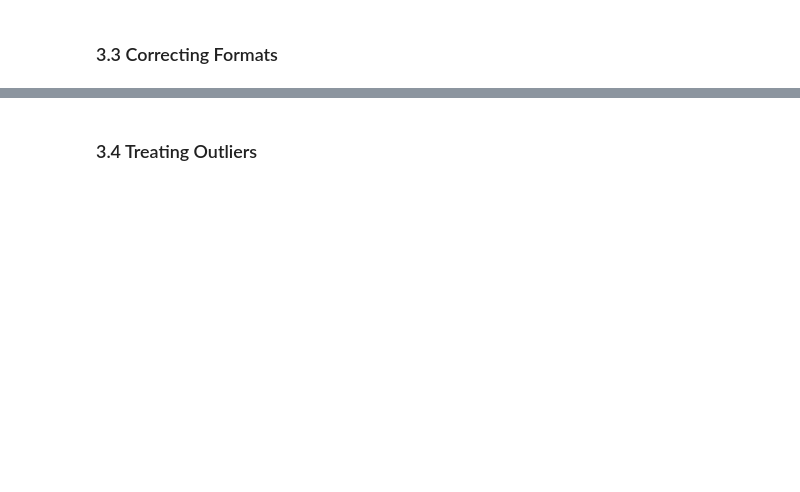
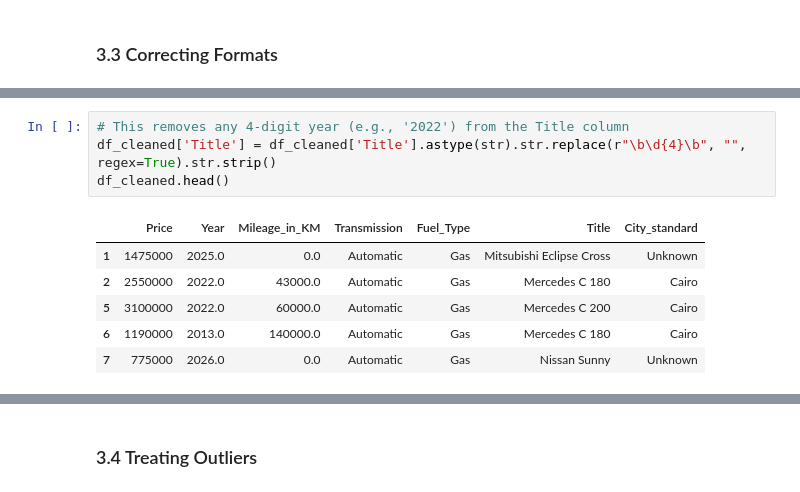
Before and after one commit to AI-0o0/AlexU_DSM_FinalProject, a Jupyter notebook: DataScienceMethodology_Fall2025_Final.ipynb, the cells around one changed output, grey strips where cells are left out. Cells and saved outputs as stored; diff of their text form; blank space fills up the shorter version.

```diff
--- a/DataScienceMethodology_Fall2025_Final.ipynb
+++ b/DataScienceMethodology_Fall2025_Final.ipynb
@@ -81,0 +474,11 @@ df_cleaned.head()
+# %%
+# This removes any 4-digit year (e.g., '2022') from the Title column
+df_cleaned['Title'] = df_cleaned['Title'].astype(str).str.replace(r"\b\d{4}\b", "", regex=True).str.strip()
+df_cleaned.head()
+# %% [output]
+|  | Price | Year | Mileage_in_KM | Transmission | Fuel_Type | Title | City_standard |
+| 1 | 1475000 | 2025.0 | 0.0 | Automatic | Gas | Mitsubishi Eclipse Cross | Unknown |
+| 2 | 2550000 | 2022.0 | 43000.0 | Automatic | Gas | Mercedes C 180 | Cairo |
+| 5 | 3100000 | 2022.0 | 60000.0 | Automatic | Gas | Mercedes C 200 | Cairo |
+| 6 | 1190000 | 2013.0 | 140000.0 | Automatic | Gas | Mercedes C 180 | Cairo |
+| 7 | 775000 | 2026.0 | 0.0 | Automatic | Gas | Nissan Sunny | Unknown |
```
Also changed, not shown: parts of 22 cells of this notebook, 4 other files.
